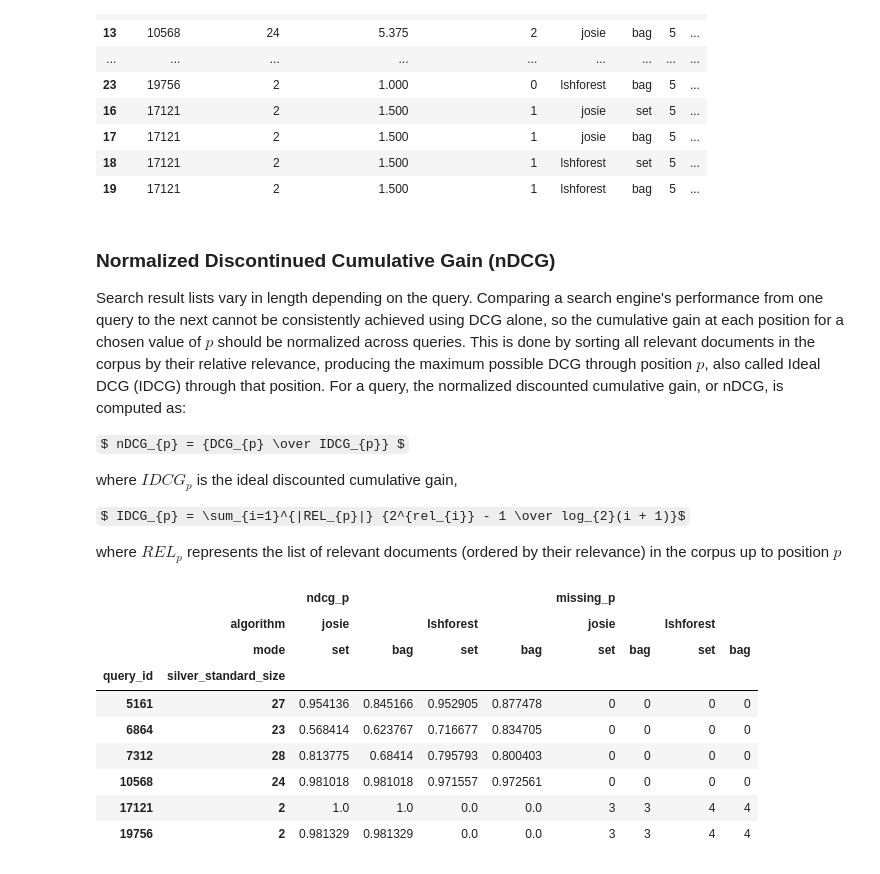
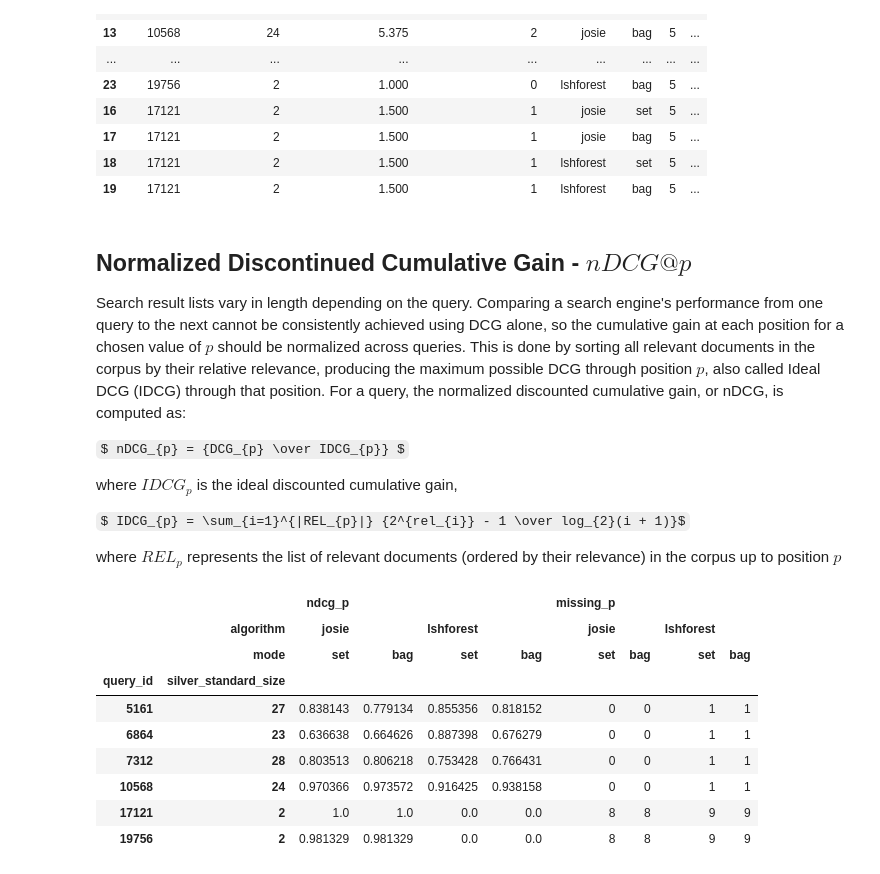
Before and after one commit to nanni00/datalake-table-finder, a Jupyter notebook: experiments/main/analysis.ipynb, the cells around one changed output. Saved outputs shown, nothing was run; the diff lists cells and outputs as text; code cells hidden in the pictures; some formulas as TeX source.

```diff
--- a/experiments/main/analysis.ipynb
+++ b/experiments/main/analysis.ipynb
@@ -149,7 +147,7 @@ precision_at_k
 | 18 | 17121 | 2 | 1.500 | 1 | lshforest | set | 5 | ... |
 | 19 | 17121 | 2 | 1.500 | 1 | lshforest | bag | 5 | ... |
 # %% [markdown]
-### Normalized Discontinued Cumulative Gain (nDCG)
+## Normalized Discontinued Cumulative Gain - $nDCG@p$
 
 Search result lists vary in length depending on the query. Comparing a search engine's performance from one query to the next cannot be consistently achieved using DCG alone, so the cumulative gain at each position for a chosen value of $ p $ should be normalized across queries. This is done by sorting all relevant documents in the corpus by their relative relevance, producing the maximum possible DCG through position $p$, also called Ideal DCG (IDCG) through that position. For a query, the normalized discounted cumulative gain, or nDCG, is computed as:
 
@@ -189,19 +187,20 @@ def get_nDCG_p(silver_standard:defaultdict[int:list[tuple[int,int]]], solvers:de
                 ndcg_res.append([query_id, len(true_relevances), algorithm_mode[0], algorithm_mode[1], _p, _p - _actual_p, ndcg])
     return ndcg_res
 # %%
-res = get_nDCG_p(silver_standard, solvers, 5)
+res = get_nDCG_p(silver_standard, solvers, 10)
 # %%
 df = pd.DataFrame(res, columns=['query_id', 'silver_standard_size', 'algorithm', 'mode', 'p', 'missing_p', 'ndcg_p'])
 # %%
-df.pivot(index=['query_id', 'silver_standard_size'], columns=['algorithm', 'mode'], values=['ndcg_p', 'missing_p']).convert_dtypes()
+pivot = df.pivot(index=['query_id', 'silver_standard_size'], columns=['algorithm', 'mode'], values=['ndcg_p', 'missing_p']).convert_dtypes()
+pivot
 # %% [output]
 |  |  | ndcg_p |  |  |  | missing_p |  |  |  |
 |  | algorithm | josie |  | lshforest |  | josie |  | lshforest |  |
 |  | mode | set | bag | set | bag | set | bag | set | bag |
 | query_id | silver_standard_size |  |  |  |  |  |  |  |  |
-| 5161 | 27 | 0.954136 | 0.845166 | 0.952905 | 0.877478 | 0 | 0 | 0 | 0 |
-| 6864 | 23 | 0.568414 | 0.623767 | 0.716677 | 0.834705 | 0 | 0 | 0 | 0 |
-| 7312 | 28 | 0.813775 | 0.68414 | 0.795793 | 0.800403 | 0 | 0 | 0 | 0 |
-| 10568 | 24 | 0.981018 | 0.981018 | 0.971557 | 0.972561 | 0 | 0 | 0 | 0 |
-| 17121 | 2 | 1.0 | 1.0 | 0.0 | 0.0 | 3 | 3 | 4 | 4 |
-| 19756 | 2 | 0.981329 | 0.981329 | 0.0 | 0.0 | 3 | 3 | 4 | 4 |
+| 5161 | 27 | 0.838143 | 0.779134 | 0.855356 | 0.818152 | 0 | 0 | 1 | 1 |
+| 6864 | 23 | 0.636638 | 0.664626 | 0.887398 | 0.676279 | 0 | 0 | 1 | 1 |
+| 7312 | 28 | 0.803513 | 0.806218 | 0.753428 | 0.766431 | 0 | 0 | 1 | 1 |
+| 10568 | 24 | 0.970366 | 0.973572 | 0.916425 | 0.938158 | 0 | 0 | 1 | 1 |
+| 17121 | 2 | 1.0 | 1.0 | 0.0 | 0.0 | 8 | 8 | 9 | 9 |
+| 19756 | 2 | 0.981329 | 0.981329 | 0.0 | 0.0 | 8 | 8 | 9 | 9 |
```
Also changed, not shown: parts of 14 cells of this notebook, 12 other files.
